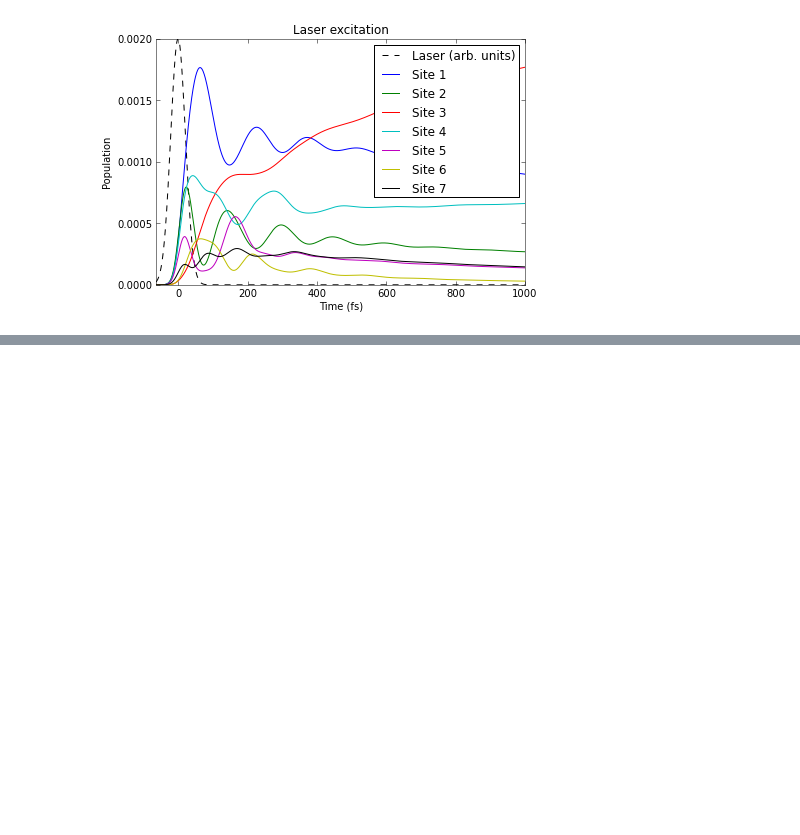
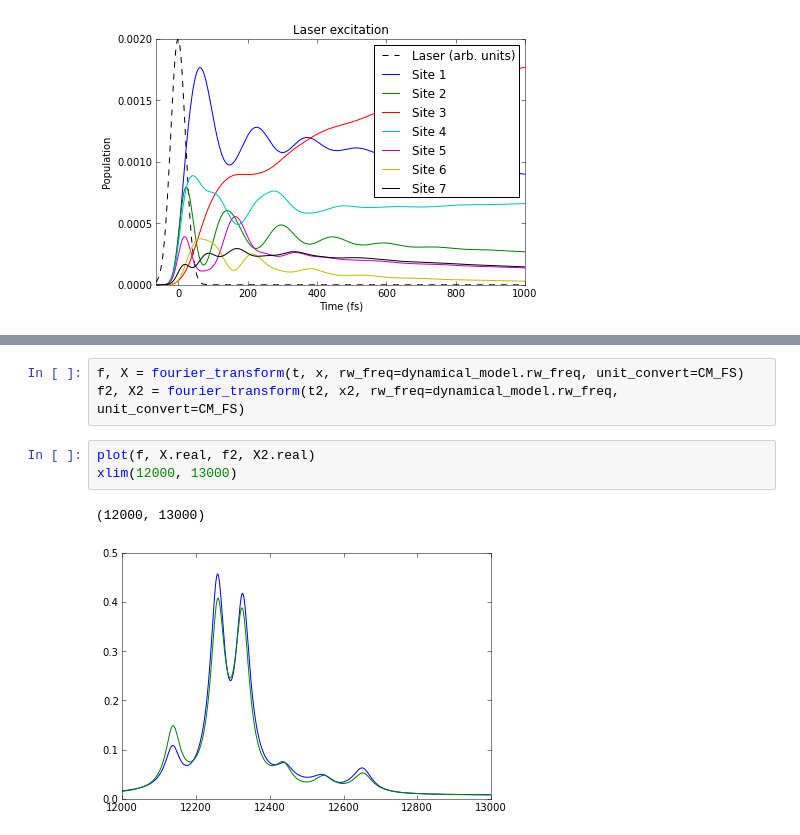
Before and after one commit to whaley-group-berkeley/qspectra, a Jupyter notebook: examples/FMO dynamics with Redfield theory.ipynb, the cells around one changed output, grey strips where cells are left out. Saved outputs shown, nothing was run; the diff lists cells and outputs as text; blank space fills up the shorter version.

```diff
--- a/examples/FMO dynamics with Redfield theory.ipynb
+++ b/examples/FMO dynamics with Redfield theory.ipynb
@@ -77,0 +93,9 @@ legend(np.concatenate([['Laser (arb. units)'], ['Site {}'.format(n) for n in xra
+# %%
+f, X = fourier_transform(t, x, rw_freq=dynamical_model.rw_freq, unit_convert=CM_FS)
+f2, X2 = fourier_transform(t2, x2, rw_freq=dynamical_model.rw_freq, unit_convert=CM_FS)
+# %%
+plot(f, X.real, f2, X2.real)
+xlim(12000, 13000)
+# %% [output]
+(12000, 13000)
+[figure, added]
```
Also changed, not shown: parts of 7 cells of this notebook, 5 other files.
